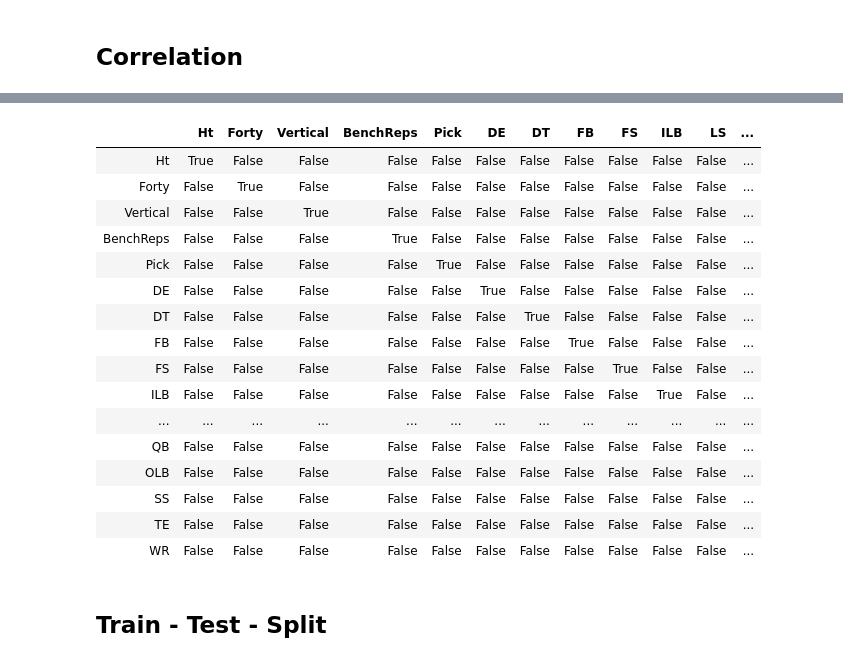
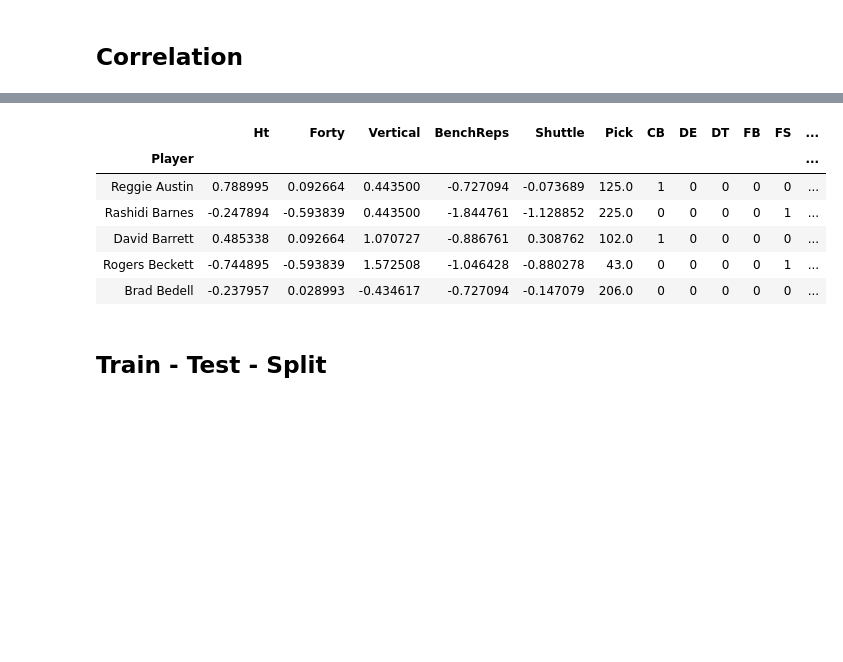
Before and after one commit to ArielJosephCohen/mod_4_project, a Jupyter notebook: practice_notebook.ipynb, the cells around one changed output, grey strips where cells are left out. Saved outputs shown, nothing was run; the diff lists cells and outputs as text; code cells hidden in the pictures; blank space fills up the shorter version.

```diff
--- a/practice_notebook.ipynb
+++ b/practice_notebook.ipynb
@@ -151,22 +151,2 @@ combine_atg.drop('Shuttle',axis=1,inplace=True)
 combine_atg.drop('Cone',axis=1,inplace=True)
 combine_atg.drop('BroadJump',axis=1,inplace=True)
-# %%
-abs(combine_atg.corr()>=.8)
-# %% [output]
-|  | Ht | Forty | Vertical | BenchReps | Pick | DE | DT | FB | FS | ILB | LS | ... |
-| Ht | True | False | False | False | False | False | False | False | False | False | False | ... |
-| Forty | False | True | False | False | False | False | False | False | False | False | False | ... |
-| Vertical | False | False | True | False | False | False | False | False | False | False | False | ... |
-| BenchReps | False | False | False | True | False | False | False | False | False | False | False | ... |
-| Pick | False | False | False | False | True | False | False | False | False | False | False | ... |
-| DE | False | False | False | False | False | True | False | False | False | False | False | ... |
-| DT | False | False | False | False | False | False | True | False | False | False | False | ... |
-| FB | False | False | False | False | False | False | False | True | False | False | False | ... |
-| FS | False | False | False | False | False | False | False | False | True | False | False | ... |
-| ILB | False | False | False | False | False | False | False | False | False | True | False | ... |
-| ... | ... | ... | ... | ... | ... | ... | ... | ... | ... | ... | ... | ... |
-| QB | False | False | False | False | False | False | False | False | False | False | False | ... |
-| OLB | False | False | False | False | False | False | False | False | False | False | False | ... |
-| SS | False | False | False | False | False | False | False | False | False | False | False | ... |
-| TE | False | False | False | False | False | False | False | False | False | False | False | ... |
-| WR | False | False | False | False | False | False | False | False | False | False | False | ... |
@@ -173,3 +169,13 @@ abs(combine_atg.corr()>=.8)
+# %%
+combine_atg.head()
+# %% [output]
+|  | Ht | Forty | Vertical | BenchReps | Shuttle | Pick | CB | DE | DT | FB | FS | ... |
+| Player |  |  |  |  |  |  |  |  |  |  |  | ... |
+| Reggie Austin | 0.788995 | 0.092664 | 0.443500 | -0.727094 | -0.073689 | 125.0 | 1 | 0 | 0 | 0 | 0 | ... |
+| Rashidi Barnes | -0.247894 | -0.593839 | 0.443500 | -1.844761 | -1.128852 | 225.0 | 0 | 0 | 0 | 0 | 1 | ... |
+| David Barrett | 0.485338 | 0.092664 | 1.070727 | -0.886761 | 0.308762 | 102.0 | 1 | 0 | 0 | 0 | 0 | ... |
+| Rogers Beckett | -0.744895 | -0.593839 | 1.572508 | -1.046428 | -0.880278 | 43.0 | 0 | 0 | 0 | 0 | 1 | ... |
+| Brad Bedell | -0.237957 | 0.028993 | -0.434617 | -0.727094 | -0.147079 | 206.0 | 0 | 0 | 0 | 0 | 0 | ... |
 # %% [markdown]
 ## Train - Test - Split
 # %%
```
Also changed, not shown: parts of 12 cells of this notebook, 3 other files.
